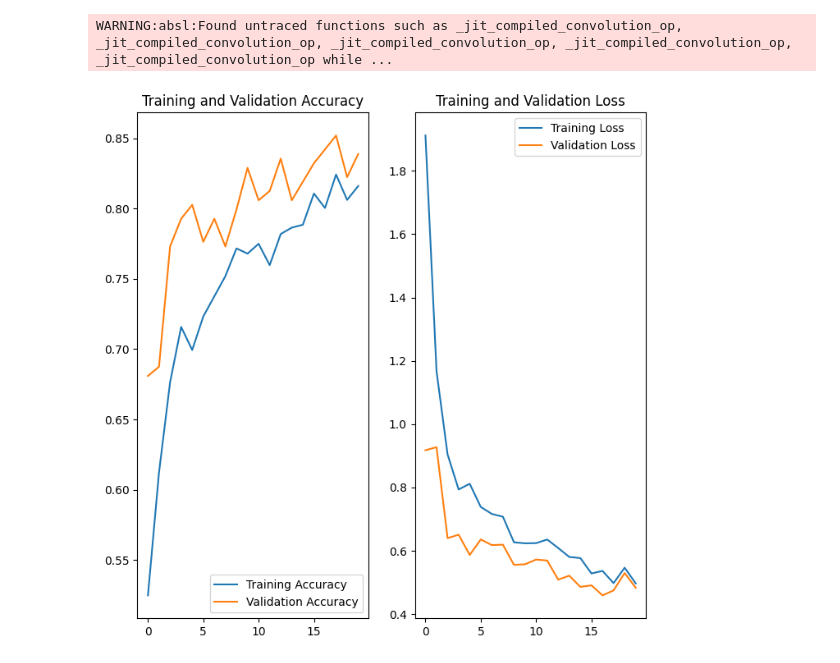
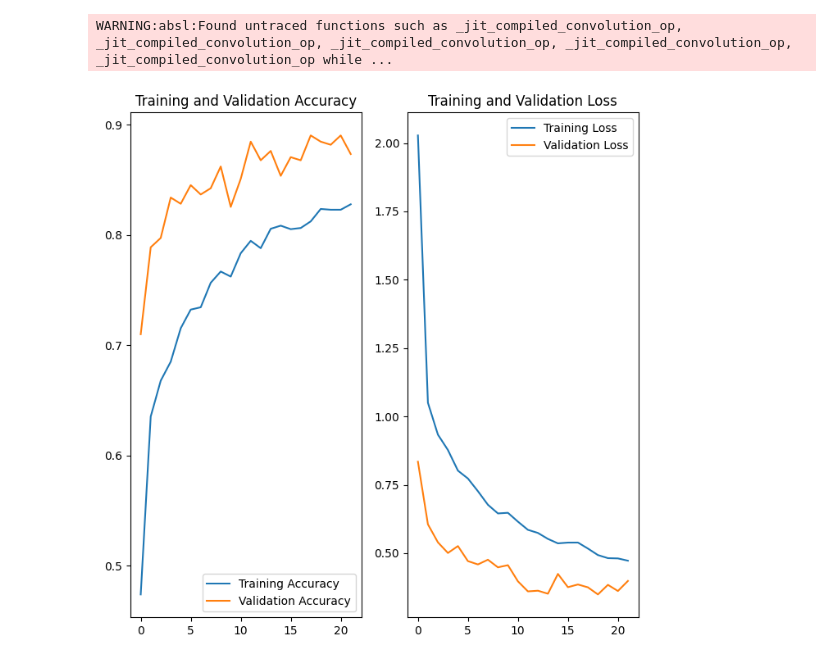
Before and after one commit to XlynumTah/GarbageClassification, a Jupyter notebook: GarbageClassification.ipynb, the cells around one changed output. Saved outputs shown, nothing was run; the diff lists cells and outputs as text; code cells hidden in the pictures.

```diff
--- a/GarbageClassification.ipynb
+++ b/GarbageClassification.ipynb
@@ -553,0 +522,20 @@ evaluate_conma(model)
+# %%
+model = Sequential([
+  layers.Rescaling(1./255, input_shape=(img_height, img_width, 3)),
+  layers.Conv2D(16, 3, padding='same', activation='relu', name = 'conv_1'),
+  layers.MaxPooling2D((2,2), strides = 2),
+  layers.BatchNormalization(name = 'bn_conv_1'),
+  layers.Conv2D(32, 3, padding='same', activation='relu', name = 'conv_2'),
+  layers.MaxPooling2D((2,2), strides = 2),
+  layers.BatchNormalization(name = 'bn_conv_2'),
+  layers.Conv2D(64, 3, padding='same', activation='relu', name = 'conv_3'),
+  layers.MaxPooling2D((2,2), strides = 2),
+  layers.BatchNormalization(name = 'bn_conv_3'),
+  layers.Flatten(),
+  layers.Dropout(0.2),
+  layers.Dense(128, activation='relu', name = 'fc1'),
+  layers.Dropout(0.1),
+  layers.Dense(num_classes, name="outputs")
+])
+# %%
+model, callbacks = model_compile(model,"checkpoint_partialaug_T", 30)
@@ -553,0 +560,2 @@ evaluate_conma(model)
+# %%
+model.load_weights("/content/drive/MyDrive/PBL5-Data/training1/checkpoint_aug_dropout_batchnorm_stratify_after_T")
@@ -553,0 +571,8 @@ evaluate_conma(model)
+# %%
+epochs =100
+history = model.fit(
+  train_ds,
+  validation_data=val_ds,
+  epochs=epochs,
+  callbacks = callbacks
+)
@@ -838,9 +953,9 @@ model.save("/content/drive/MyDrive/PBL5-Data/training1/base_DenseNet121")
 # %% [output]
 WARNING:absl:Found untraced functions such as _jit_compiled_convolution_op, _jit_compiled_convolution_op, _jit_compiled_convolution_op, _jit_compiled_convolution_op, _jit_compiled_convolution_op while ...
 # %%
-loss_acc(history,20)
+loss_acc(history,22)
 # %% [output]
-[figure, old version]
+[figure, new version]
 # %%
 evaluate_conma(model)
 # %% [output]
```
Also changed, not shown: parts of 51 cells of this notebook.
